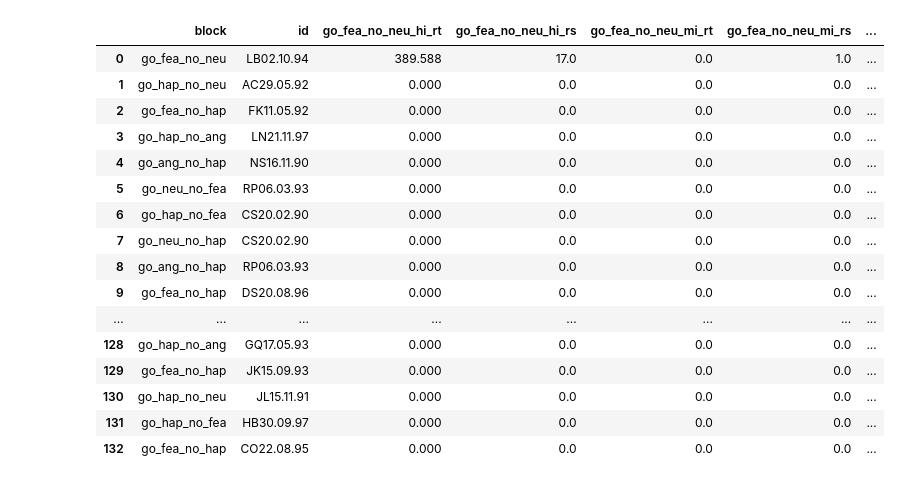
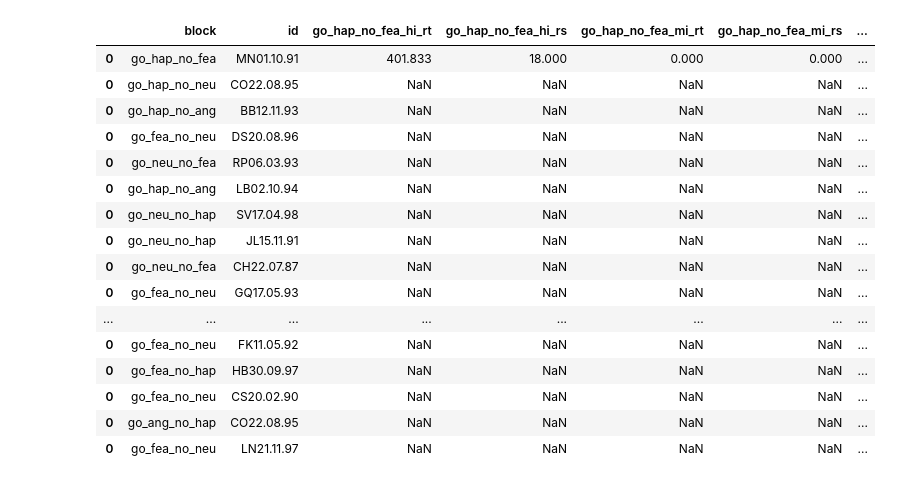
Before and after one commit to Faydyn/psy_logparser, a Jupyter notebook: parser.ipynb, the cells around one changed output. Cells and saved outputs as stored; diff of their text form; code cells hidden in the pictures.

Commit message:
made jupyter run and some comment changes parser.py

```diff
--- a/parser.ipynb
+++ b/parser.ipynb
@@ -32,26 +12,34 @@ parser.run()  # Path is an optional argument (savepath), returns df
+# %%
+name_of_data_folder = 'GoNoGo'
 # %%
 import pandas as pd
-from src.constants import ARGS as CONST
 
-pd.set_option("display.max_rows", 150, "display.max_columns", 150, "precision", 3)
+from src.parser import Parser
 
-df = pd.read_csv(CONST.SAVE_PATH + "/" + f'{CONST.FILENAME_ACCUM_DATA}.{CONST.FILETYPE_OUT}')
-df
+pd.options.display.max_rows = 150
+pd.options.display.max_columns = 150
+pd.options.display.float_format = '{:,.3f}'.format
+
+
+parser = Parser(name_of_data_folder)
+parser.run('results')
+
+parser.accumulated_df
 # %% [output]
-|  | block | id | go_fea_no_neu_hi_rt | go_fea_no_neu_hi_rs | go_fea_no_neu_mi_rt | go_fea_no_neu_mi_rs | ... |
-| 0 | go_fea_no_neu | LB02.10.94 | 389.588 | 17.0 | 0.0 | 1.0 | ... |
-| 1 | go_hap_no_neu | AC29.05.92 | 0.000 | 0.0 | 0.0 | 0.0 | ... |
-| 2 | go_fea_no_hap | FK11.05.92 | 0.000 | 0.0 | 0.0 | 0.0 | ... |
-| 3 | go_hap_no_ang | LN21.11.97 | 0.000 | 0.0 | 0.0 | 0.0 | ... |
-| 4 | go_ang_no_hap | NS16.11.90 | 0.000 | 0.0 | 0.0 | 0.0 | ... |
-| 5 | go_neu_no_fea | RP06.03.93 | 0.000 | 0.0 | 0.0 | 0.0 | ... |
-| 6 | go_hap_no_fea | CS20.02.90 | 0.000 | 0.0 | 0.0 | 0.0 | ... |
-| 7 | go_neu_no_hap | CS20.02.90 | 0.000 | 0.0 | 0.0 | 0.0 | ... |
-| 8 | go_ang_no_hap | RP06.03.93 | 0.000 | 0.0 | 0.0 | 0.0 | ... |
-| 9 | go_fea_no_hap | DS20.08.96 | 0.000 | 0.0 | 0.0 | 0.0 | ... |
+|  | block | id | go_hap_no_fea_hi_rt | go_hap_no_fea_hi_rs | go_hap_no_fea_mi_rt | go_hap_no_fea_mi_rs | ... |
+| 0 | go_hap_no_fea | MN01.10.91 | 401.833 | 18.000 | 0.000 | 0.000 | ... |
+| 0 | go_hap_no_neu | CO22.08.95 | NaN | NaN | NaN | NaN | ... |
+| 0 | go_hap_no_ang | BB12.11.93 | NaN | NaN | NaN | NaN | ... |
+| 0 | go_fea_no_neu | DS20.08.96 | NaN | NaN | NaN | NaN | ... |
+| 0 | go_neu_no_fea | RP06.03.93 | NaN | NaN | NaN | NaN | ... |
+| 0 | go_hap_no_ang | LB02.10.94 | NaN | NaN | NaN | NaN | ... |
+| 0 | go_neu_no_hap | SV17.04.98 | NaN | NaN | NaN | NaN | ... |
+| 0 | go_neu_no_hap | JL15.11.91 | NaN | NaN | NaN | NaN | ... |
+| 0 | go_neu_no_fea | CH22.07.87 | NaN | NaN | NaN | NaN | ... |
+| 0 | go_fea_no_neu | GQ17.05.93 | NaN | NaN | NaN | NaN | ... |
 | ... | ... | ... | ... | ... | ... | ... | ... |
-| 128 | go_hap_no_ang | GQ17.05.93 | 0.000 | 0.0 | 0.0 | 0.0 | ... |
-| 129 | go_fea_no_hap | JK15.09.93 | 0.000 | 0.0 | 0.0 | 0.0 | ... |
-| 130 | go_hap_no_neu | JL15.11.91 | 0.000 | 0.0 | 0.0 | 0.0 | ... |
-| 131 | go_hap_no_fea | HB30.09.97 | 0.000 | 0.0 | 0.0 | 0.0 | ... |
-| 132 | go_fea_no_hap | CO22.08.95 | 0.000 | 0.0 | 0.0 | 0.0 | ... |
+| 0 | go_fea_no_neu | FK11.05.92 | NaN | NaN | NaN | NaN | ... |
+| 0 | go_fea_no_hap | HB30.09.97 | NaN | NaN | NaN | NaN | ... |
+| 0 | go_fea_no_neu | CS20.02.90 | NaN | NaN | NaN | NaN | ... |
+| 0 | go_ang_no_hap | CO22.08.95 | NaN | NaN | NaN | NaN | ... |
+| 0 | go_fea_no_neu | LN21.11.97 | NaN | NaN | NaN | NaN | ... |
```
Also changed, not shown: parts of 4 cells of this notebook, 1 other file.
